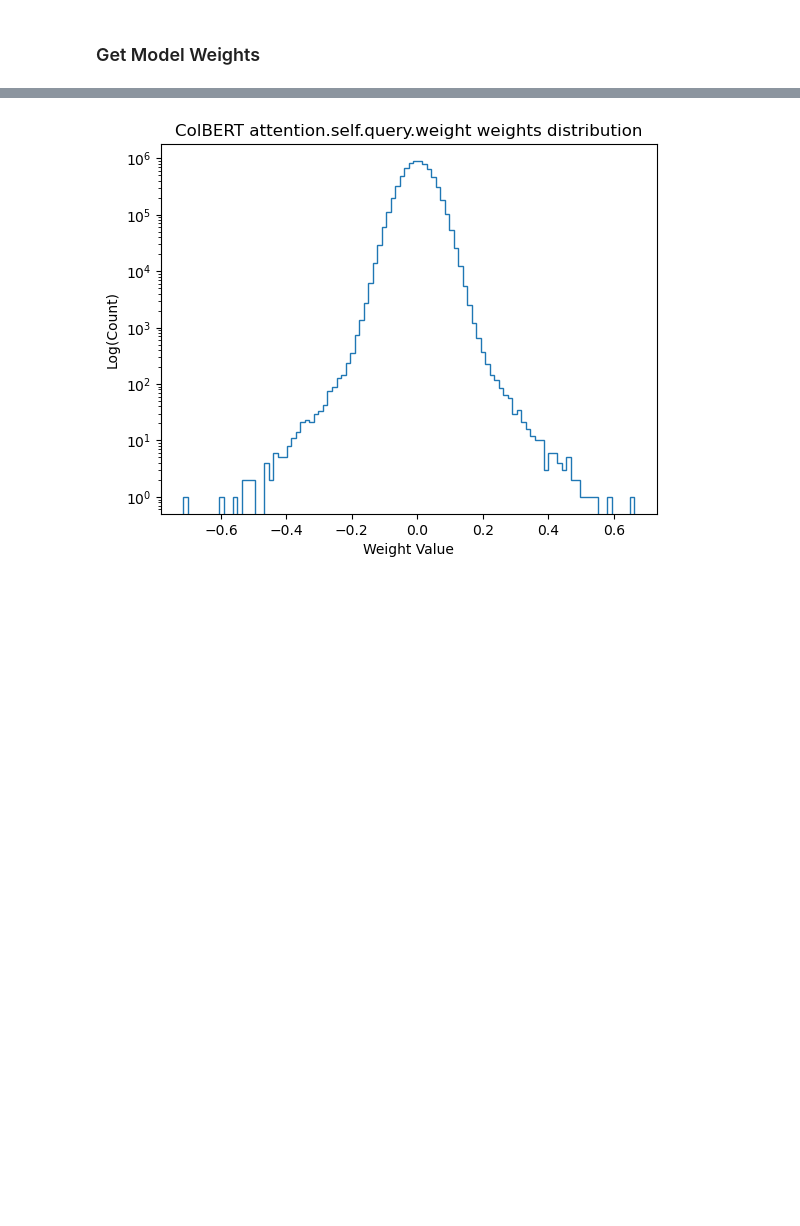
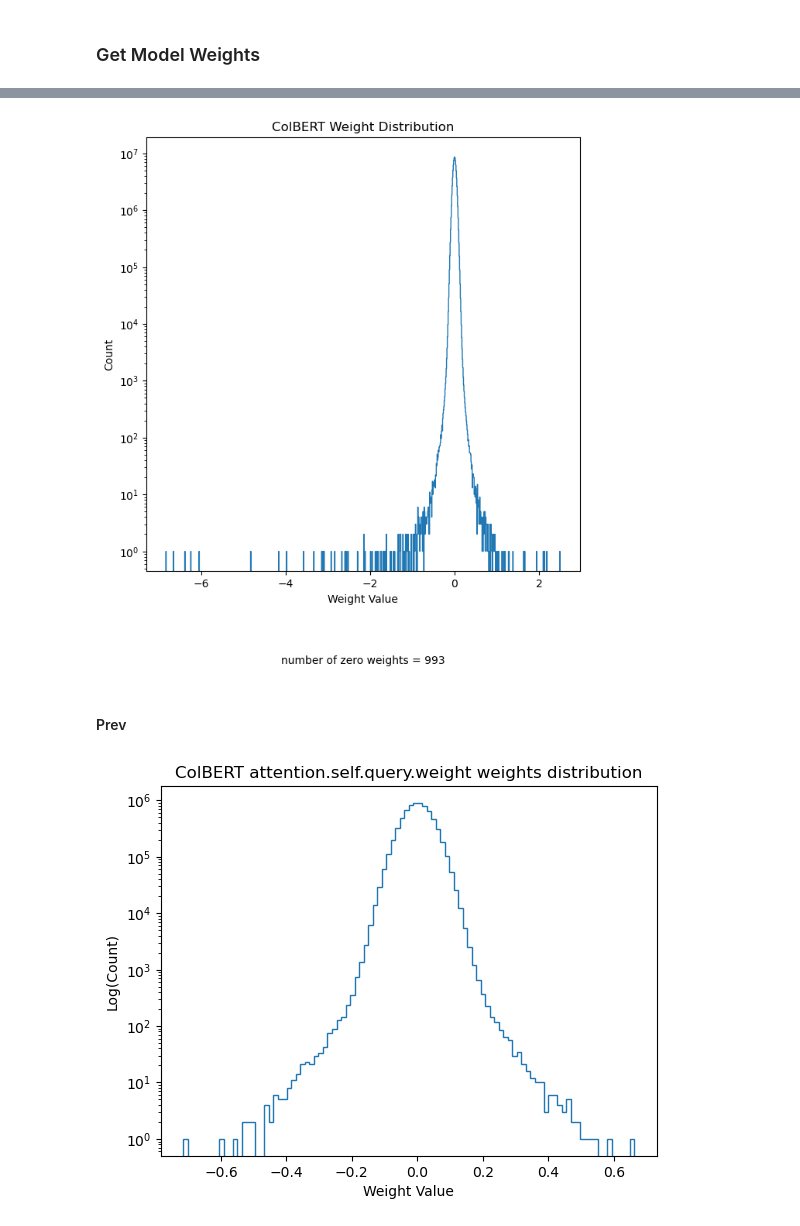
Before and after one commit to Ngo-Kevin/splade-colBERT, a Jupyter notebook: ColBERT/retraining_attempt.ipynb, the cells around one changed output, grey strips where cells are left out. Cells and saved outputs as stored; diff of their text form; code cells hidden in the pictures; blank space fills up the shorter version.

```diff
--- a/ColBERT/retraining_attempt.ipynb
+++ b/ColBERT/retraining_attempt.ipynb
@@ -404,0 +426,2 @@ for name, param in model.named_parameters():
+# %%
+prune_type = 'attention'
@@ -1612,3 +2004,28 @@ for name, param in tqdm(checkpoint.named_parameters()):
+# %%
+use_hist_log = True
+hist_x = 'Weight Value'
+hist_y = 'Count'
+
+all_weights = []
+for name, weights in model_weights.items():
+    all_weights += weights
+
+
+additional_text = f"number of zero weights = {(np.array(all_weights)==0).sum()}"
+
+fig = plt.figure()
+ax1 = fig.add_axes((0.1, 0.2, 0.8, 0.7))
+ax1.set_title(f'ColBERT Weight Distribution')
+ax1.set_xlabel(f'{hist_x}')
+ax1.set_ylabel(f'{hist_y}')
+ax1.hist(all_weights, bins=1000, histtype='step', log=True);
+fig.text(.5, .05, additional_text, ha='center')
+fig.set_size_inches(7, 8, forward=True)
+plt.show()
+# %% [output]
+[figure, added]
+# %% [markdown]
+#### Prev
 # %%
 use_hist_log = True
 hist_x = 'Weight Value'
```
Also changed, not shown: parts of 36 cells of this notebook, 6 other files.
